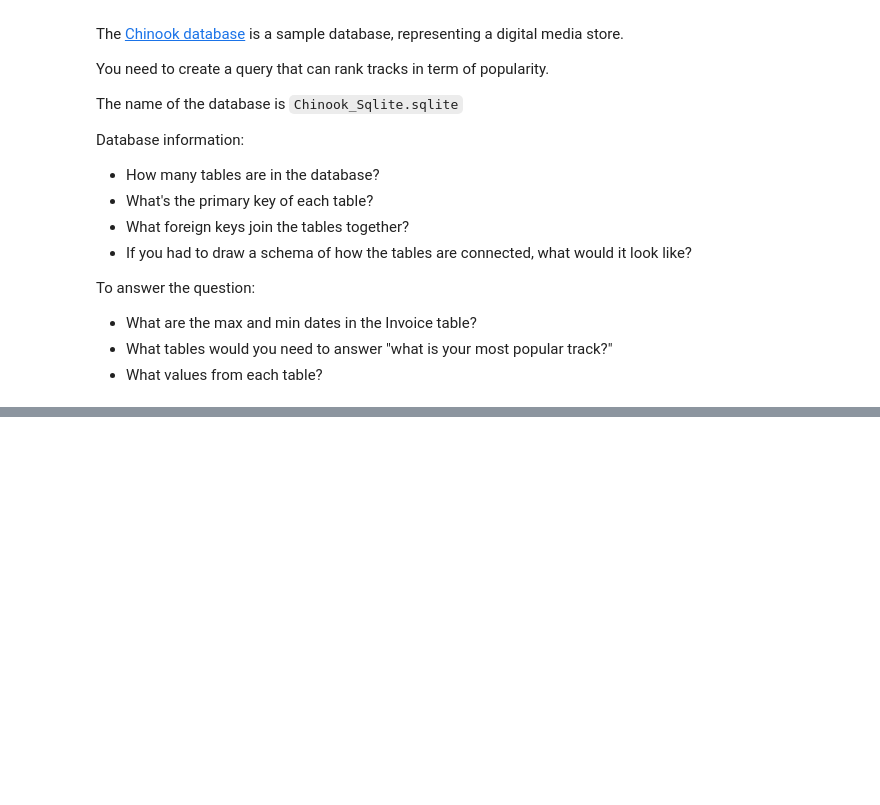
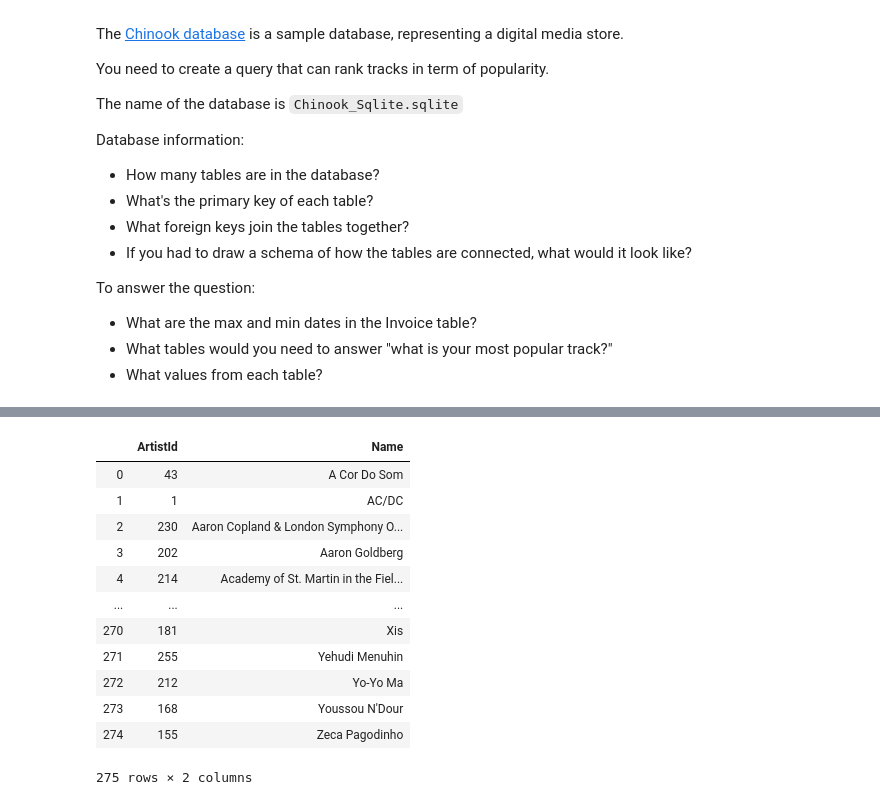
Before and after one commit to trossII/rdbms_seattle-ds, a Jupyter notebook: sql-to-pandas-edited-by-gd.ipynb, the cells around one changed output, grey strips where cells are left out. Cells and saved outputs as stored; diff of their text form; code cells hidden in the pictures; blank space fills up the shorter version.

```diff
--- a/sql-to-pandas-edited-by-gd.ipynb
+++ b/sql-to-pandas-edited-by-gd.ipynb
@@ -270,0 +594,21 @@ cursor2.fetchall()
+# %%
+df =pd.read_sql_query("""
+SELECT *
+FROM artist
+ORDER BY name
+""",con)
+df
+# %% [output]
+|  | ArtistId | Name |
+| 0 | 43 | A Cor Do Som |
+| 1 | 1 | AC/DC |
+| 2 | 230 | Aaron Copland & London Symphony O... |
+| 3 | 202 | Aaron Goldberg |
+| 4 | 214 | Academy of St. Martin in the Fiel... |
+| ... | ... | ... |
+| 270 | 181 | Xis |
+| 271 | 255 | Yehudi Menuhin |
+| 272 | 212 | Yo-Yo Ma |
+| 273 | 168 | Youssou N'Dour |
+| 274 | 155 | Zeca Pagodinho |
+275 rows × 2 columns
```
Also changed, not shown: parts of 20 cells of this notebook.
